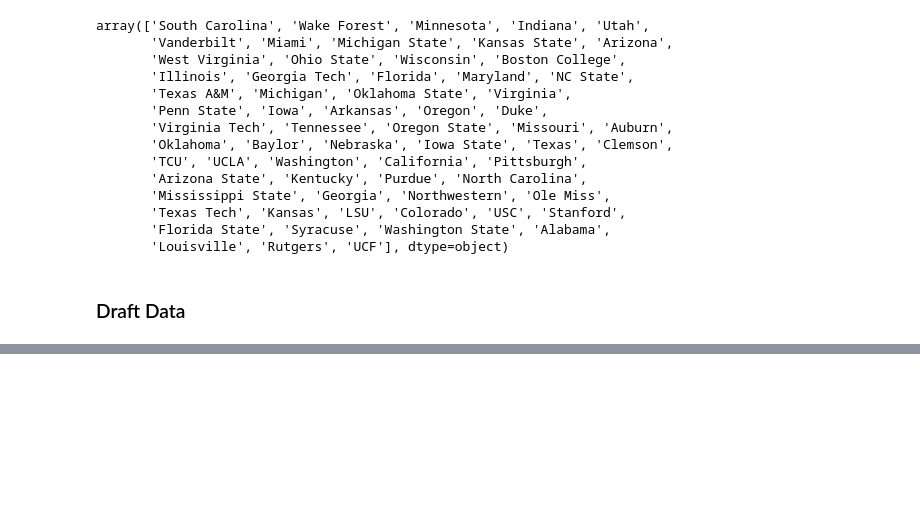
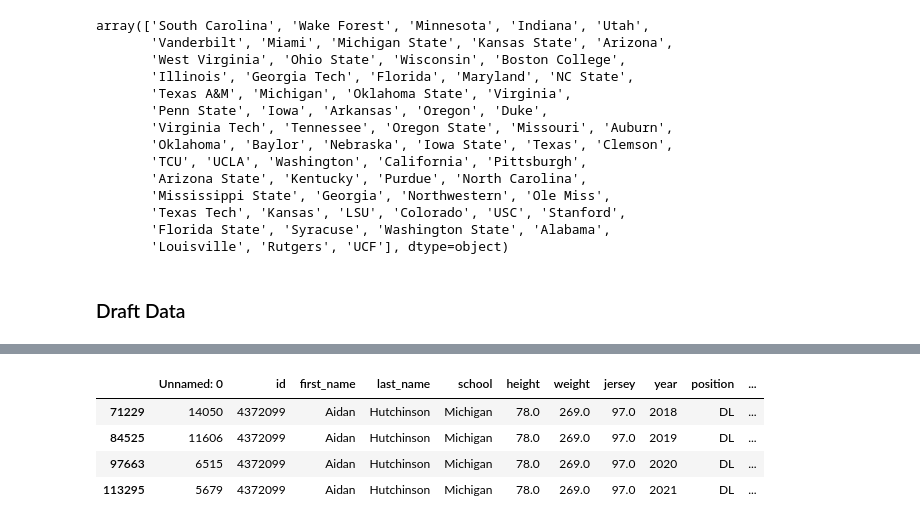
Before and after one commit to aserban13/SIADS593-MilestoneI, a Jupyter notebook: notebooks/2_data_cleaning.ipynb, the cells around one changed output, grey strips where cells are left out. Cells and saved outputs as stored; diff of their text form; code cells hidden in the pictures; blank space fills up the shorter version.

```diff
--- a/notebooks/2_data_cleaning.ipynb
+++ b/notebooks/2_data_cleaning.ipynb
@@ -287,3 +287,6 @@ array(['South Carolina', 'Wake Forest', 'Minnesota', 'Indiana', 'Utah',
        'Louisville', 'Rutgers', 'UCF'], dtype=object)
 # %% [markdown]
 ### Draft Data
+# %%
+roster_df = df_roster.rename(columns={'team': 'school'})
+# roster_df.head()
@@ -289,0 +314,8 @@ array(['South Carolina', 'Wake Forest', 'Minnesota', 'Indiana', 'Utah',
+# %%
+roster_df[(roster_df['school'] == 'Michigan') & (roster_df['first_name'] == 'Aidan')]
+# %% [output]
+|  | Unnamed: 0 | id | first_name | last_name | school | height | weight | jersey | year | position | ... |
+| 71229 | 14050 | 4372099 | Aidan | Hutchinson | Michigan | 78.0 | 269.0 | 97.0 | 2018 | DL | ... |
+| 84525 | 11606 | 4372099 | Aidan | Hutchinson | Michigan | 78.0 | 269.0 | 97.0 | 2019 | DL | ... |
+| 97663 | 6515 | 4372099 | Aidan | Hutchinson | Michigan | 78.0 | 269.0 | 97.0 | 2020 | DL | ... |
+| 113295 | 5679 | 4372099 | Aidan | Hutchinson | Michigan | 78.0 | 269.0 | 97.0 | 2021 | DL | ... |
```
Also changed, not shown: parts of 5 cells of this notebook, 1 other file.
